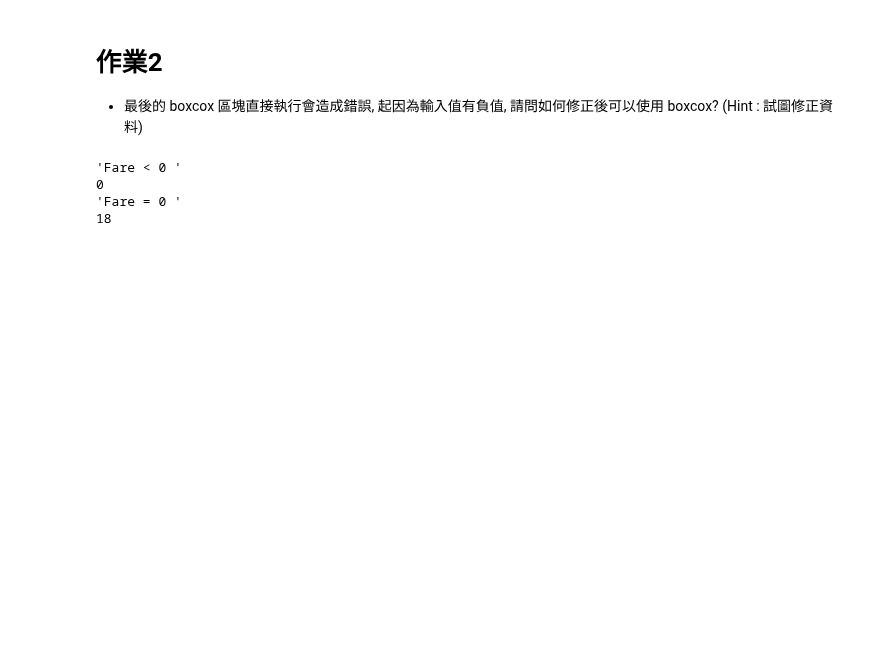
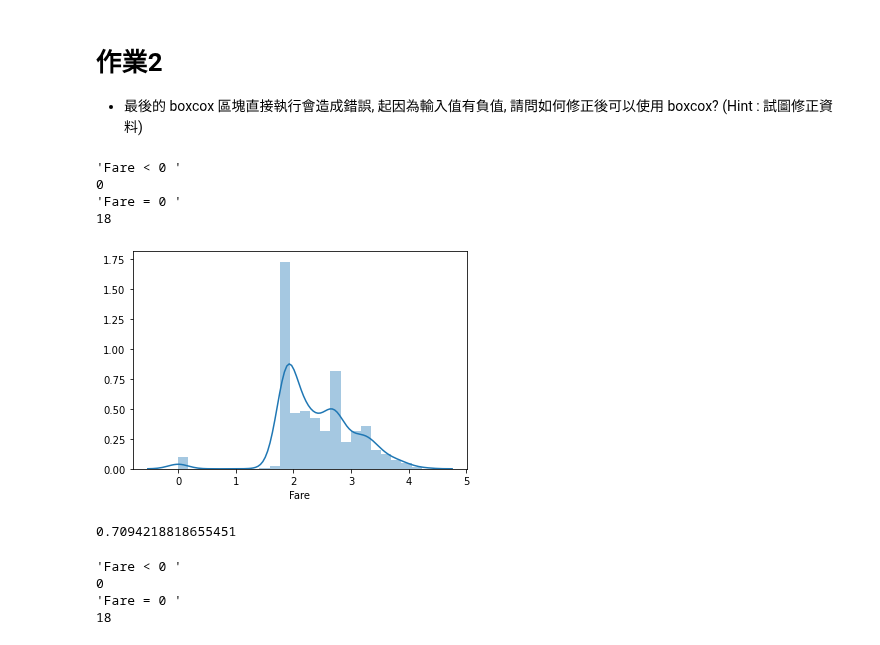
Before and after one commit to DunkLiao/4th-ML100Days, a Jupyter notebook: homework/Day_023_HW.ipynb, the cells around one changed output. Cells and saved outputs as stored; diff of their text form; code cells hidden in the pictures; blank space fills up the shorter version.

```diff
--- a/homework/Day_023_HW.ipynb
+++ b/homework/Day_023_HW.ipynb
@@ -136,6 +136,41 @@ Name: Fare, dtype: float64
 # %% [markdown]
 # 作業2
 * 最後的 boxcox 區塊直接執行會造成錯誤, 起因為輸入值有負值, 請問如何修正後可以使用 boxcox? (Hint : 試圖修正資料)
+# %%
+# 將 Fare 取 boxcox 後, 看散佈圖, 並計算分數 (執行會有 error, 請試圖修正)
+# 參考網址
+# https://stackoverflow.com/questions/50180988/valueerror-data-must-be-positive-boxcox-scipy
+from scipy import stats
+df_fixed = copy.deepcopy(df)
+"""
+fix the error
+ValueError: Data must be positive.
+"""
+col_name = 'Fare'
+# 檢查是否資料小於等於0值
+pprint.pprint('{0} < 0 '.format(col_name))
+pprint.pprint(df_fixed[df_fixed[col_name]<0][col_name].count())
+pprint.pprint('{0} = 0 '.format(col_name))
+pprint.pprint(df_fixed[df_fixed[col_name]==0][col_name].count())
+
+#加1
+df_fixed[col_name] = df_fixed[col_name]+1
+
+df_fixed[col_name] = stats.boxcox(df_fixed[col_name])[0]
+sns.distplot(df_fixed[col_name][:train_num])
+plt.show()
+
+df_fixed = MMEncoder.fit_transform(df_fixed)
+train_X = df_fixed[:train_num]
+estimator = LogisticRegression()
+cross_val_score(estimator, train_X, train_Y, cv=5).mean()
+# %% [output]
+'Fare < 0 '
+0
+'Fare = 0 '
+18
+[figure, added]
+0.7094218818655451
 # %%
 # 將 Fare 取 boxcox 後, 看散佈圖, 並計算分數 (執行會有 error, 請試圖修正)
 # 參考網址
```
Also changed, not shown: parts of 1 cell of this notebook, 1 other file.
